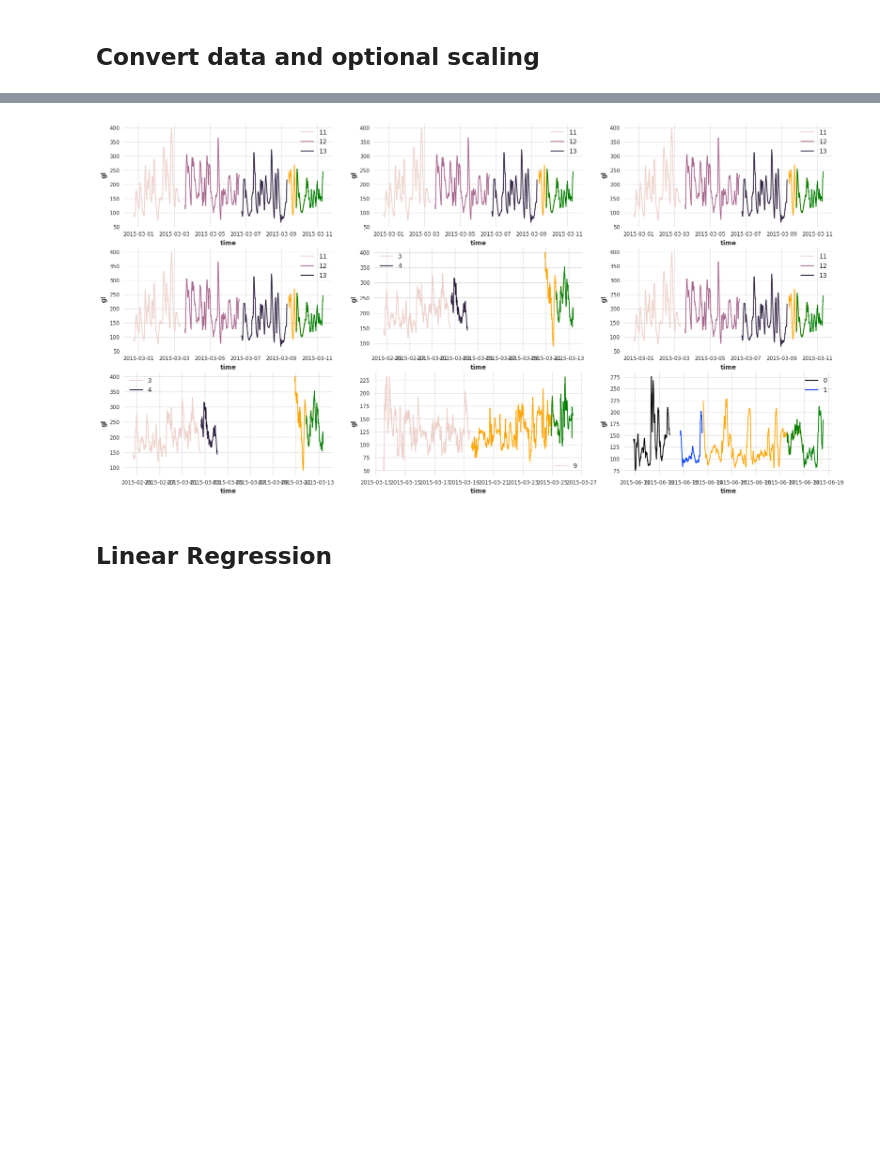
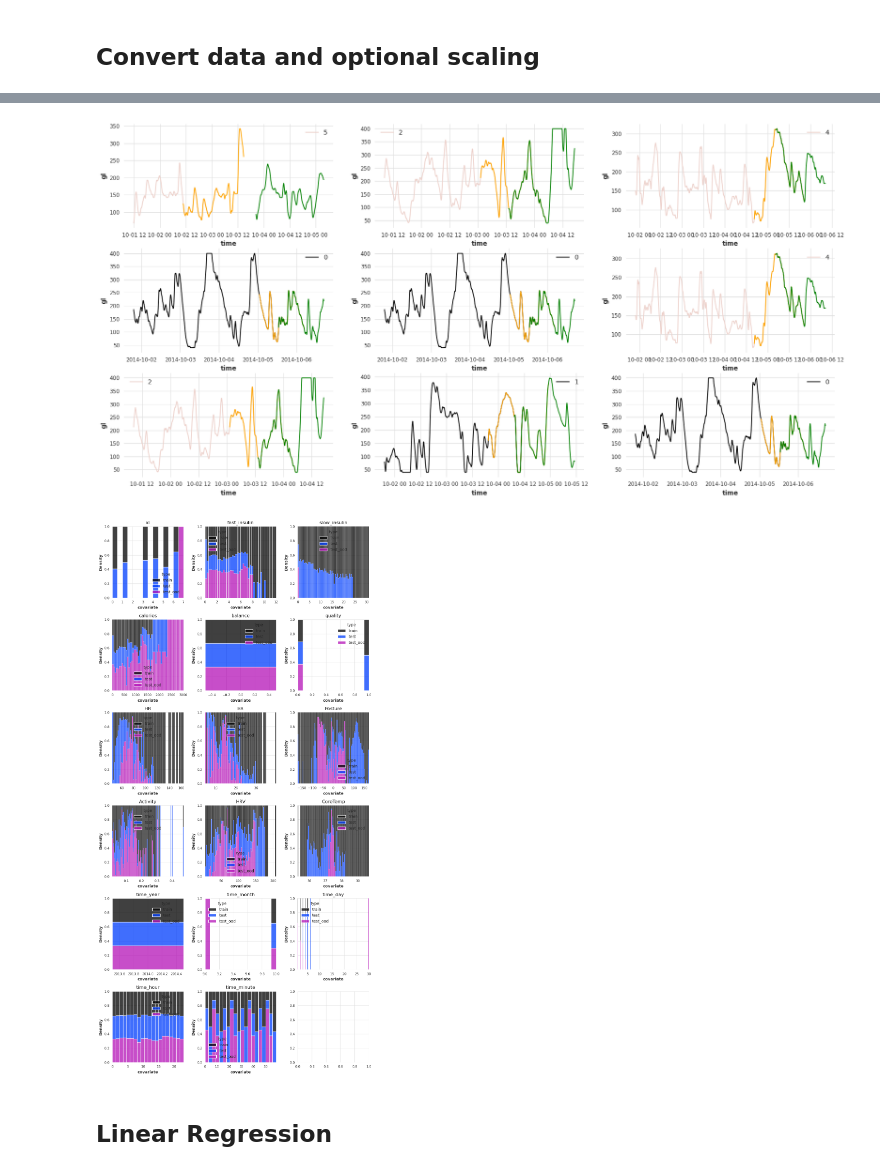
Before and after one commit to IrinaStatsLab/GlucoBench, a Jupyter notebook: exploratory_analysis/weinstock.ipynb, the cells around one changed output, grey strips where cells are left out. Cells and saved outputs as stored; diff of their text form; code cells hidden in the pictures; blank space fills up the shorter version.

```diff
--- a/exploratory_analysis/weinstock.ipynb
+++ b/exploratory_analysis/weinstock.ipynb
@@ -917,7 +917,7 @@ for i in range(6):
 # %%
 def load_data(seed = 0, study_file = None):
     # load data
-    with open('./config/iglu.yaml', 'r') as f:
+    with open('./config/dubosson.yaml', 'r') as f:
         config = yaml.safe_load(f)
     config['split_params']['random_state'] = seed
     formatter = DataFormatter(config, study_file = study_file)
@@ -1002,7 +1002,7 @@ for j, i in enumerate(ids):
     if test_data is not None:
         sns.lineplot(x = time, y = target, data = test_data, color='green', ax=axs[j // 3, j % 3])
 # %% [output]
-[figure, old version]
+[figure, new version]
 # %%
 static_cols = formatter.get_column('static_covs')
 static_cols = static_cols + [formatter.get_column('id')] if static_cols is not None else [formatter.get_column('id')]
@@ -1010,34 +1010,36 @@ dynamic_cols = formatter.get_column('dynamic_covs')
 future_cols = formatter.get_column('future_covs')
 # convert None to empty list
 static_cols = [] if static_cols is None else static_cols
 dynamic_cols = [] if dynamic_cols is None else dynamic_cols
 future_cols = [] if future_cols is None else future_cols
 # concatenate all covariates
 covs = static_cols + dynamic_cols + future_cols
 
 train_data = formatter.train_data
 test_data = formatter.test_data.loc[~formatter.test_data.index.isin(formatter.test_idx_ood)]
 test_data_ood = formatter.test_data.loc[formatter.test_data.index.isin(formatter.test_idx_ood)]
 
 # plot histograms and densities of covariates using seaborn
-fig, axs = plt.subplots(len(covs) // 3 + 1, 3, figsize=(10, 45))
+fig, axs = plt.subplots(len(covs) // 3 + 1, 3, figsize=(10, 20))
 for i, c in enumerate(covs):
     # create a dataframe with covariate and type
     df = pd.DataFrame({'covariate': train_data[c].values, 'type': 'train'})
     df2 = pd.DataFrame({'covariate': test_data[c].values, 'type': 'test'})
     df3 = pd.DataFrame({'covariate': test_data_ood[c].values, 'type': 'test_ood'})
     df = pd.concat([df, df2, df3])
     # plot density
     sns.histplot(data=df,
                  x='covariate',
                  hue='type',
                  ax=axs[i // 3, i % 3],
                  stat='density',
                  common_norm=False,
                  common_bins=True,
                  multiple='fill')
     axs[i // 3, i % 3].set_title(c)
 plt.tight_layout()
+# %% [output]
+[figure, added]
 # %% [markdown]
 ## Linear Regression
 # %%
```
Also changed, not shown: parts of 1 cell of this notebook, 2 other files.
